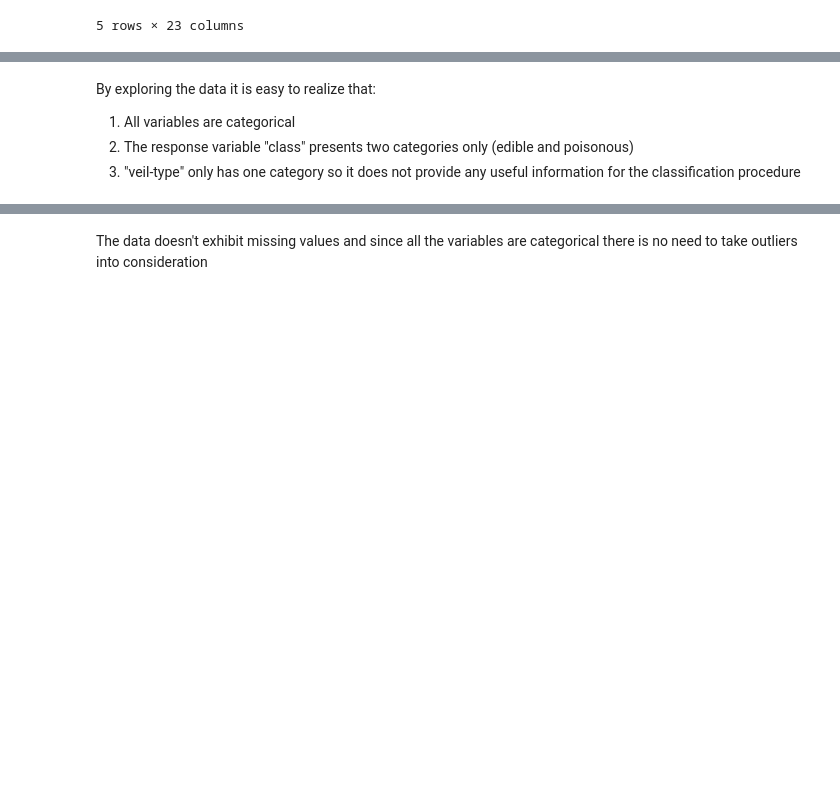
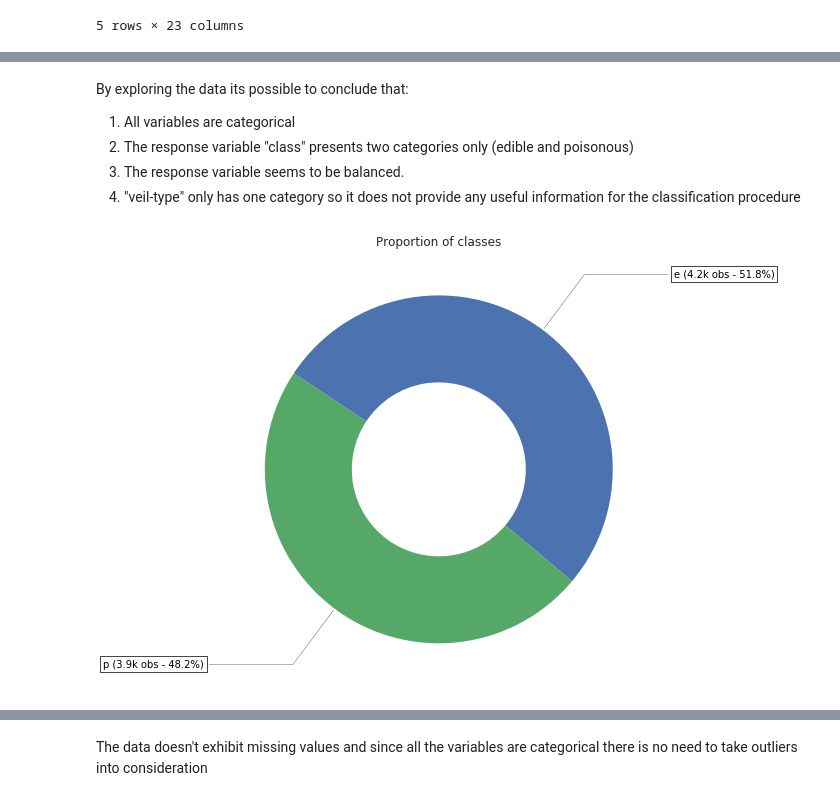
Before and after one commit to andres-zartab/mushroom_classification, a Jupyter notebook: src/mushroom_classification.ipynb, the cells around one changed output, grey strips where cells are left out. Cells and saved outputs as stored; diff of their text form; code cells hidden in the pictures; blank space fills up the shorter version.

```diff
--- a/src/mushroom_classification.ipynb
+++ b/src/mushroom_classification.ipynb
@@ -3,9 +5,16 @@
 
 **Aside from being able to properly classify if a mushroom is edible or not, the interpretation of the most relevenat features is briefly explained.**
 # %%
+import dython.nominal as dm
 import numpy as np
 import pandas as pd
+import seaborn as sns
 from matplotlib import pyplot as plt
+
+plt.style.use('seaborn')
+pd.set_option("display.max_rows", 100)
+# %%
+plt.style.use('seaborn')
 # %%
 data = pd.read_csv("../input/mushrooms.csv")
 # %% [markdown]
@@ -25,5 +41,46 @@ data.describe()
 # %% [markdown]
-By exploring the data it is easy to realize that:
+By exploring the data its possible to conclude that:
 1. All variables are categorical
 2. The response variable "class" presents two categories only (edible and poisonous)
-3. "veil-type" only has one category so it does not provide any useful information for the classification procedure
+3. The response variable seems to be balanced.
+4. "veil-type" only has one category so it does not provide any useful information for the classification procedure
+# %%
+def donut_chart(data):
+    fig, ax = plt.subplots(figsize=(12, 8), subplot_kw=dict(aspect="equal"))
+
+    recipe = list(data['class'].value_counts().index)
+
+    info = data['class'].value_counts()
+
+    def pcts(val_list):
+        pct = []
+        for val in val_list:
+            pct.append(" ({:.1f}k obs - {:.1f}%)".format(val/1000, 100*val/np.sum(val_list)))
+        return pct
+
+    recipe2 = pcts(info)
+
+    wedges, texts = ax.pie(info, wedgeprops=dict(width=0.5), startangle=-40)
+
+    bbox_props = dict(boxstyle="square,pad=0.3", fc="w", ec="k", lw=0.72)
+    kw = dict(xycoords='data', textcoords='data', arrowprops=dict(arrowstyle="-"),
+              bbox=bbox_props, zorder=0, va="center")
+
+    for i, p in enumerate(wedges):
+        ang = (p.theta2 - p.theta1)/2. + p.theta1
+        y = np.sin(np.deg2rad(ang))
+        x = np.cos(np.deg2rad(ang))
+        horizontalalignment = {-1: "right", 1: "left"}[int(np.sign(x))]
+        connectionstyle = f"angle,angleA=0,angleB={ang}"
+        kw["arrowprops"].update({"connectionstyle": connectionstyle})
+        kw["color"] = 'k'
+        ax.annotate(recipe[i]+recipe2[i], xy=(x, y), xytext=(1.35*np.sign(x), 1.4*y),
+                     horizontalalignment=horizontalalignment, **kw)
+
+    ax.set_title("Proportion of classes")
+
+    plt.show()
+
+donut_chart(data)
+# %% [output]
+[figure, added]
```
Also changed, not shown: parts of 8 cells of this notebook.
